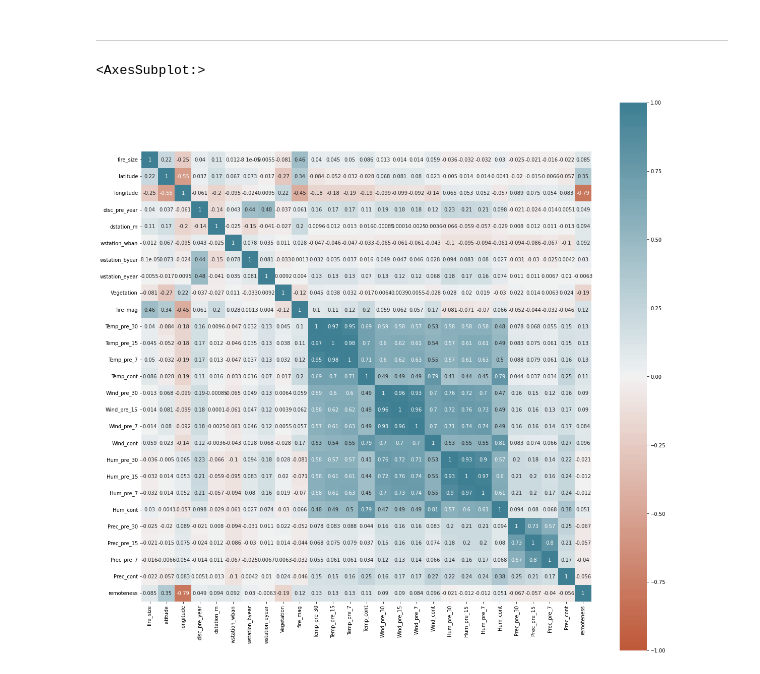
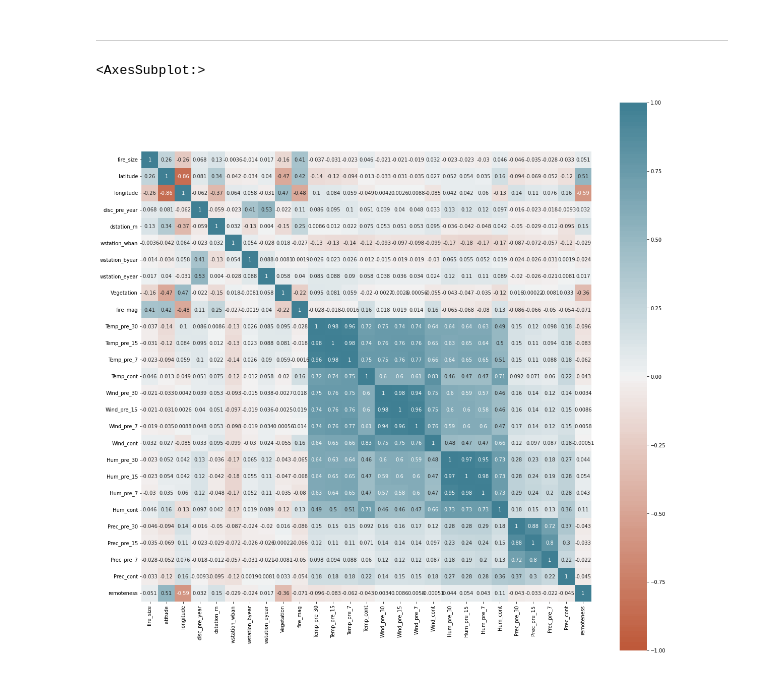
Before and after one commit to ConnorCallahan01/CSCI183FinalProject, a Jupyter notebook: FinalProject.ipynb, the cells around one changed output. Cells and saved outputs as stored; diff of their text form; code cells hidden in the pictures.

```diff
--- a/FinalProject.ipynb
+++ b/FinalProject.ipynb
@@ -81,6 +81,10 @@ remoteness has  0  NaN values
 
 for value in non_needed_columns:
     del fire_df[value]
+# %%
+# We noticed some of the weather data wasn't found and had -1 values for the weather data. This line of code gets rid of those
+
+fire_df.drop(fire_df.loc[fire_df['weather_file']=='File Not Found'].index, inplace=True)
 # %%
 fire_df
 # %% [output]
@@ -128,3 +132,11 @@ cause_list_
  'Railroad': 1021,
  'Structure': 78,
  'Powerline': 483}
+# %%
+counter = 0
+lightning_df = pd.DataFrame()
+for value in fire_df['stat_cause_descr']:
+    if value == 'Lightning':
+        lightning_df = pd.concat([lightning_df, fire_df.iloc[[counter]]])
+    counter +=1
+lightning_df
@@ -196,23 +222,23 @@ ________________________________________________________________________________
 # %%
 #Look at correlations on all of the fires
 
 import numpy as np
 import matplotlib.pyplot as plt
 import seaborn as sns
 
-californiaFire = fire_df.corr()
+californiaFire = lightning_df.corr()
 #visualize the data to see where the correlations exist
 plt.subplots(figsize=(20,20))
 sns.heatmap(
     californiaFire,
     vmin=-1, vmax=1, center=0,
     cmap=sns.diverging_palette(22, 220, n=150),
     annot=True, annot_kws={'size': 10},
     square=True
 )
 # %% [output]
 <AxesSubplot:>
-[figure, old version]
+[figure, new version]
 # %%
 #Print the unique correlation. For example, wind 10 days before is highly correlated with wind 5 days before. Don't look at this correlation.
 temp_array = {}
```
Also changed, not shown: parts of 6 cells of this notebook.
